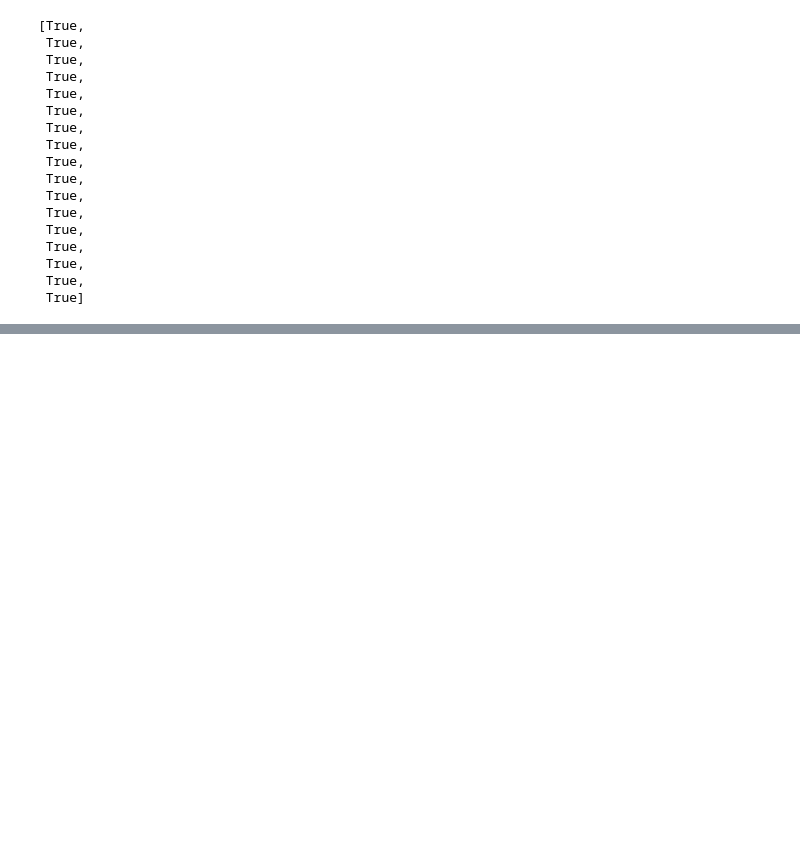
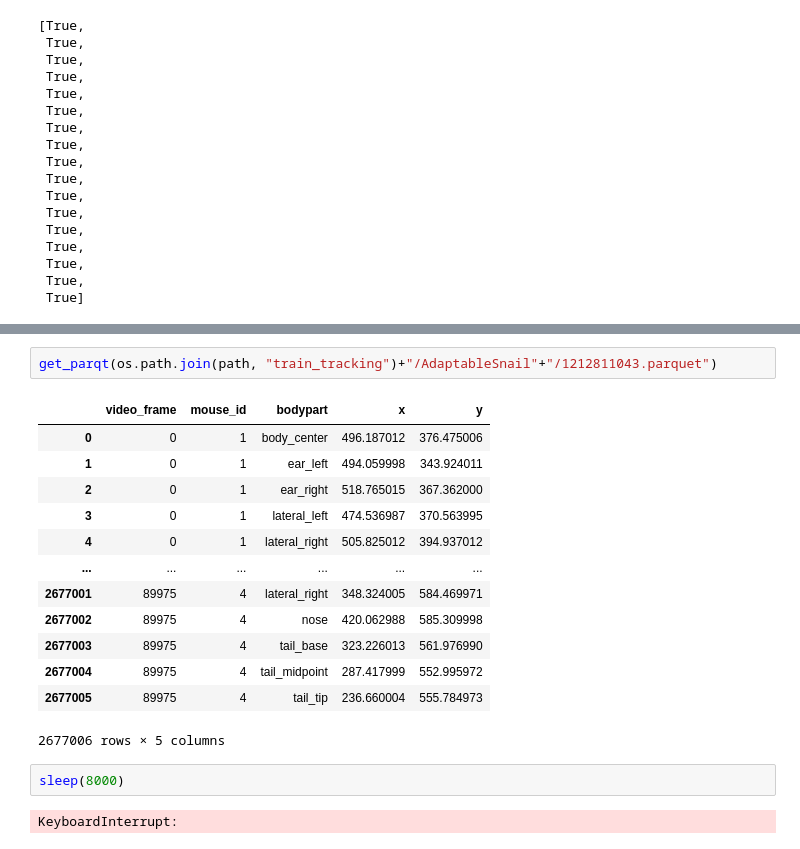
Before and after one commit to falsematrix/mabe, a Jupyter notebook: eda/eda.ipynb, the cells around one changed output, grey strips where cells are left out. Saved outputs shown, nothing was run; the diff lists cells and outputs as text; blank space fills up the shorter version.

```diff
--- a/eda/eda.ipynb
+++ b/eda/eda.ipynb
@@ -676,0 +795,20 @@ grp_video_ids
+# %%
+get_parqt(os.path.join(path, "train_tracking")+"/AdaptableSnail"+"/1212811043.parquet")
+# %% [output]
+|  | video_frame | mouse_id | bodypart | x | y |
+| 0 | 0 | 1 | body_center | 496.187012 | 376.475006 |
+| 1 | 0 | 1 | ear_left | 494.059998 | 343.924011 |
+| 2 | 0 | 1 | ear_right | 518.765015 | 367.362000 |
+| 3 | 0 | 1 | lateral_left | 474.536987 | 370.563995 |
+| 4 | 0 | 1 | lateral_right | 505.825012 | 394.937012 |
+| ... | ... | ... | ... | ... | ... |
+| 2677001 | 89975 | 4 | lateral_right | 348.324005 | 584.469971 |
+| 2677002 | 89975 | 4 | nose | 420.062988 | 585.309998 |
+| 2677003 | 89975 | 4 | tail_base | 323.226013 | 561.976990 |
+| 2677004 | 89975 | 4 | tail_midpoint | 287.417999 | 552.995972 |
+| 2677005 | 89975 | 4 | tail_tip | 236.660004 | 555.784973 |
+2677006 rows × 5 columns
+# %%
+sleep(8000)
+# %% [output]
+KeyboardInterrupt:
```
Also changed, not shown: parts of 12 cells of this notebook.
